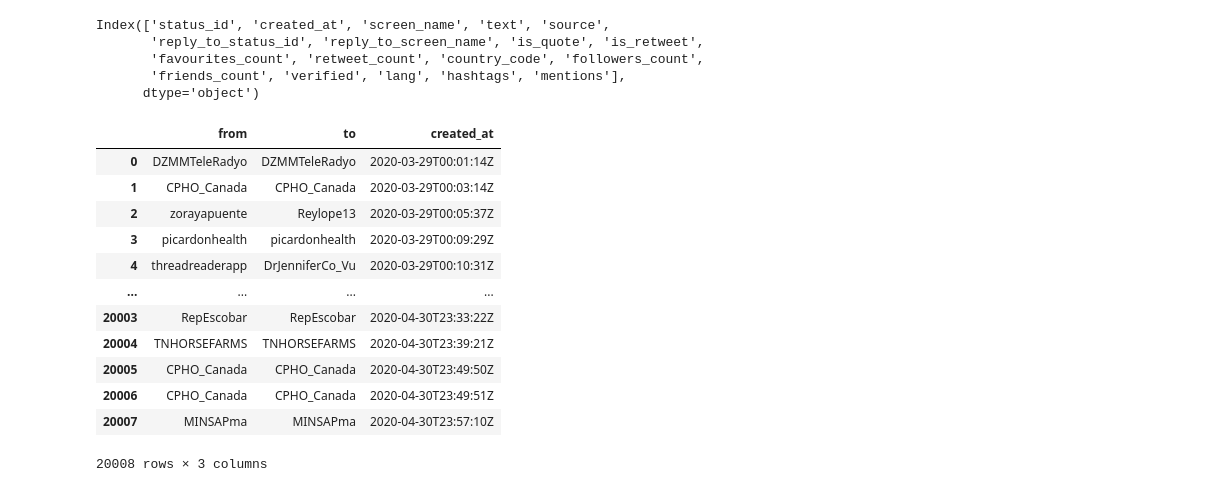
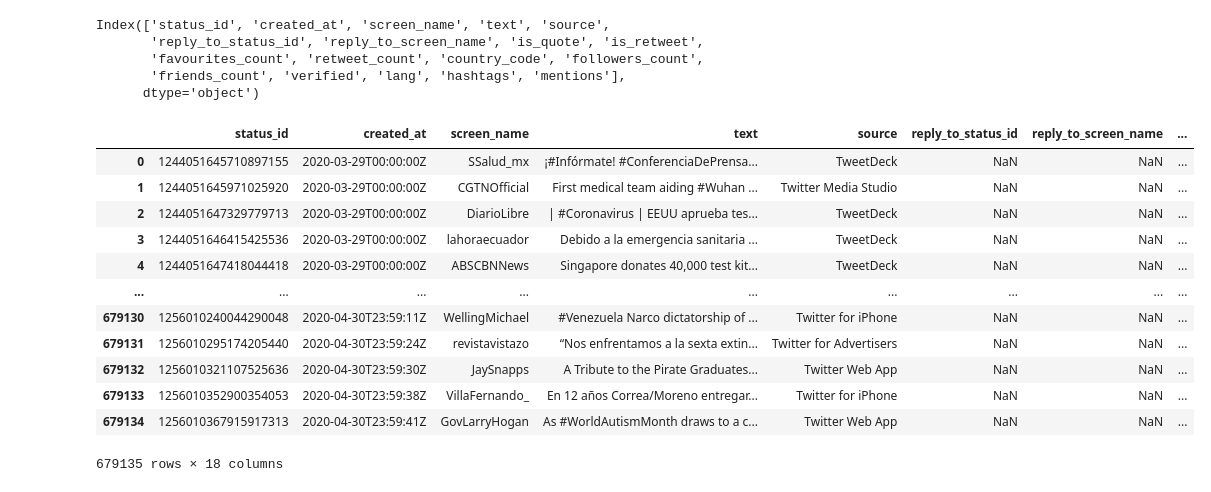
Before and after one commit to MehediH/twitter-covid-19, a Jupyter notebook: twitterNetwork.ipynb, the cells around one changed output. Saved outputs shown, nothing was run; the diff lists cells and outputs as text; code cells hidden in the pictures.

```diff
--- a/twitterNetwork.ipynb
+++ b/twitterNetwork.ipynb
@@ -56,19 +62,19 @@ Index(['status_id', 'created_at', 'screen_name', 'text', 'source',
        'favourites_count', 'retweet_count', 'country_code', 'followers_count',
        'friends_count', 'verified', 'lang', 'hashtags', 'mentions'],
       dtype='object')
-# %%
-get_hashtag_network(df, 'COVID19')
-# %% [output]
-|  | from | to | created_at |
-| 0 | DZMMTeleRadyo | DZMMTeleRadyo | 2020-03-29T00:01:14Z |
-| 1 | CPHO_Canada | CPHO_Canada | 2020-03-29T00:03:14Z |
-| 2 | zorayapuente | Reylope13 | 2020-03-29T00:05:37Z |
-| 3 | picardonhealth | picardonhealth | 2020-03-29T00:09:29Z |
-| 4 | threadreaderapp | DrJenniferCo_Vu | 2020-03-29T00:10:31Z |
-| ... | ... | ... | ... |
-| 20003 | RepEscobar | RepEscobar | 2020-04-30T23:33:22Z |
-| 20004 | TNHORSEFARMS | TNHORSEFARMS | 2020-04-30T23:39:21Z |
-| 20005 | CPHO_Canada | CPHO_Canada | 2020-04-30T23:49:50Z |
-| 20006 | CPHO_Canada | CPHO_Canada | 2020-04-30T23:49:51Z |
-| 20007 | MINSAPma | MINSAPma | 2020-04-30T23:57:10Z |
-20008 rows × 3 columns
+# %%
+df
+# %% [output]
+|  | status_id | created_at | screen_name | text | source | reply_to_status_id | reply_to_screen_name | ... |
+| 0 | 1244051645710897155 | 2020-03-29T00:00:00Z | SSalud_mx | ¡#Infórmate! #ConferenciaDePrensa... | TweetDeck | NaN | NaN | ... |
+| 1 | 1244051645971025920 | 2020-03-29T00:00:00Z | CGTNOfficial | First medical team aiding #Wuhan ... | Twitter Media Studio | NaN | NaN | ... |
+| 2 | 1244051647329779713 | 2020-03-29T00:00:00Z | DiarioLibre | | #Coronavirus | EEUU aprueba tes... | TweetDeck | NaN | NaN | ... |
+| 3 | 1244051646415425536 | 2020-03-29T00:00:00Z | lahoraecuador | Debido a la emergencia sanitaria ... | TweetDeck | NaN | NaN | ... |
+| 4 | 1244051647418044418 | 2020-03-29T00:00:00Z | ABSCBNNews | Singapore donates 40,000 test kit... | TweetDeck | NaN | NaN | ... |
+| ... | ... | ... | ... | ... | ... | ... | ... | ... |
+| 679130 | 1256010240044290048 | 2020-04-30T23:59:11Z | WellingMichael | #Venezuela Narco dictatorship of ... | Twitter for iPhone | NaN | NaN | ... |
+| 679131 | 1256010295174205440 | 2020-04-30T23:59:24Z | revistavistazo | “Nos enfrentamos a la sexta extin... | Twitter for Advertisers | NaN | NaN | ... |
+| 679132 | 1256010321107525636 | 2020-04-30T23:59:30Z | JaySnapps | A Tribute to the Pirate Graduates... | Twitter Web App | NaN | NaN | ... |
+| 679133 | 1256010352900354053 | 2020-04-30T23:59:38Z | VillaFernando_ | En 12 años Correa/Moreno entregar... | Twitter for iPhone | NaN | NaN | ... |
+| 679134 | 1256010367915917313 | 2020-04-30T23:59:41Z | GovLarryHogan | As #WorldAutismMonth draws to a c... | Twitter Web App | NaN | NaN | ... |
+679135 rows × 18 columns
```
Also changed, not shown: parts of 7 cells of this notebook, 2 other files.
